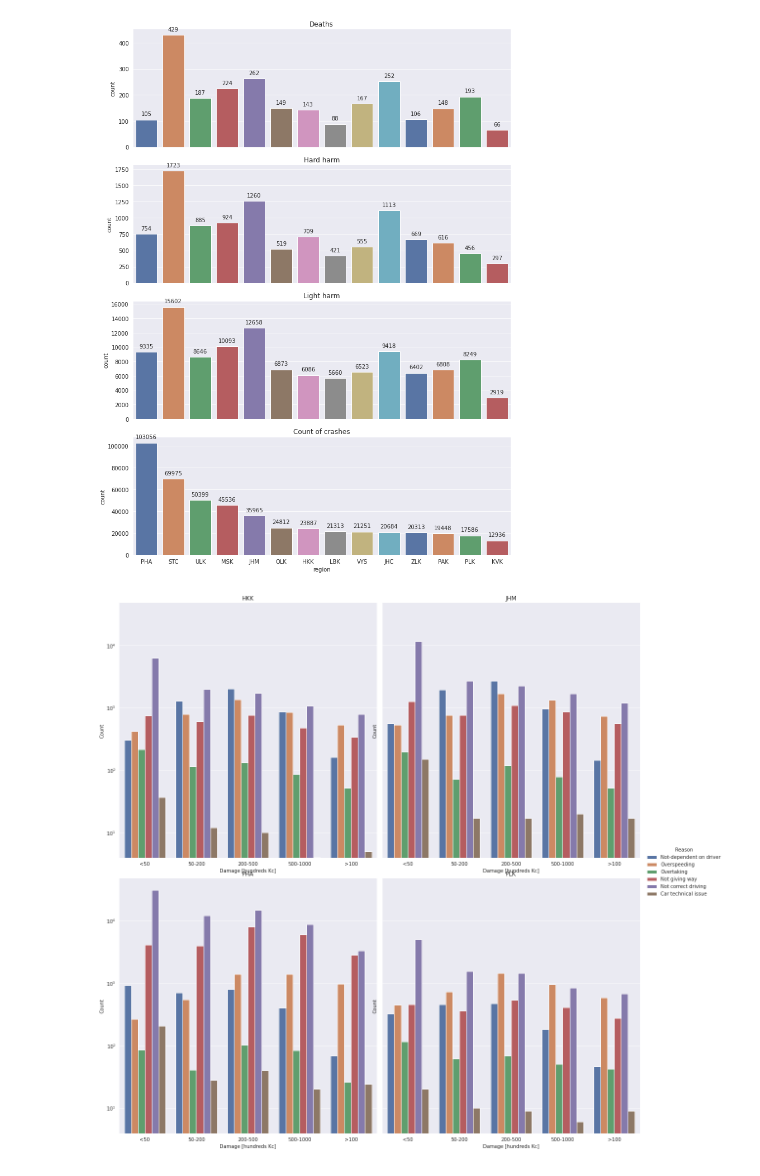
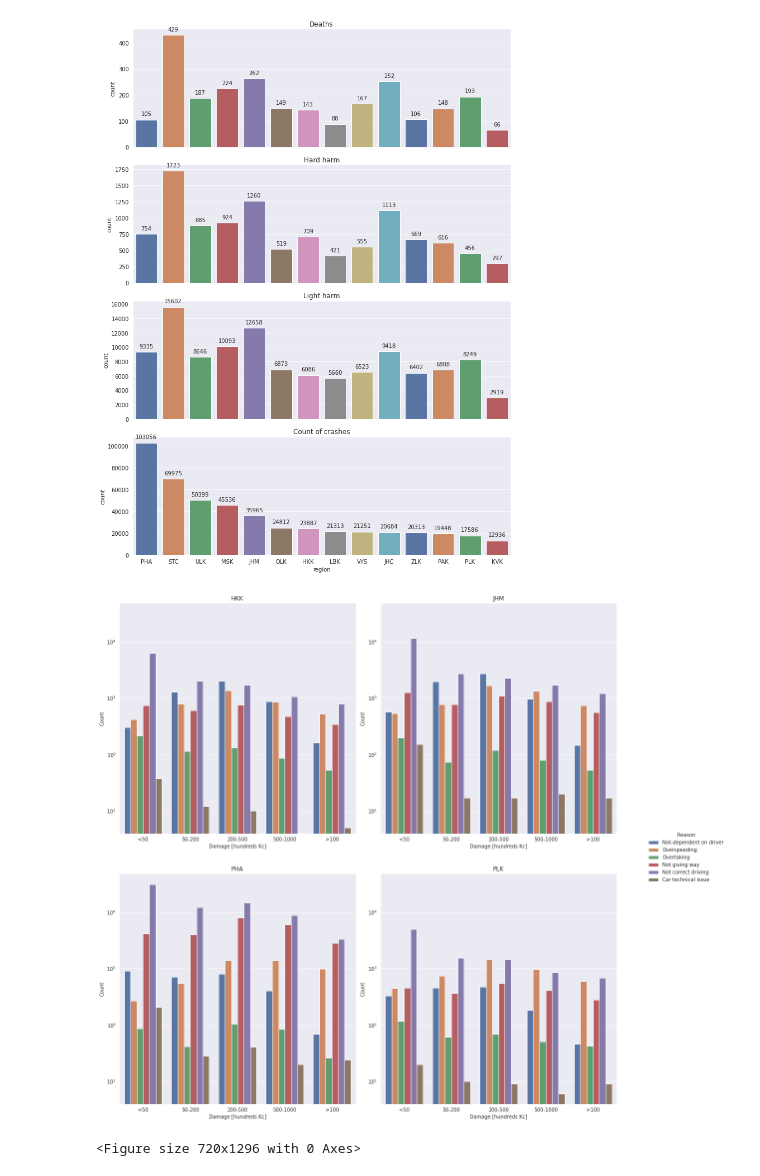
Before and after one commit to x00Pavel/IZV-project, a Jupyter notebook: analises.ipynb, the cells around one changed output. Drawn from its saved outputs; the diff is of its cells as text; code cells hidden in the pictures.

```diff
--- a/analises.ipynb
+++ b/analises.ipynb
@@ -23,7 +19,7 @@ def get_dataframe(filename: str, verbose: bool = False) -> pd.DataFrame:
         print(f"orig_size={getsizeof(df)/1_048_576:.2f} MB")
 
     for col in df.columns:
-        df[col].replace(r'(^\s*$)|-1', np.NAN, inplace=True, regex=True)
+        df[col].replace(r"(^\s*$)", np.NAN, inplace=True, regex=True)
         if col in ["p36", "p37", "weekday(p2a)", "p2b", "p6", "p7", "p8", "p9",
                    "p10", "p11", "p12", "p13a", "p13b", "p13c", "p14", "p15",
                    "p16", "p17", "p18", "p19", "p20", "p21", "p22", "p23", "p24",
@@ -34,8 +30,9 @@ def get_dataframe(filename: str, verbose: bool = False) -> pd.DataFrame:
             df[col] = pd.to_numeric(
                 df[col], downcast='signed')
         elif col == "p2a":
-            df["p2a"] = pd.to_datetime(df["p2a"])
-            df["date"] = df["p2a"].copy()
+            df["p2a"] = df["p2a"].astype("datetime64[M]")
+            df["date"] = df["p2a"].astype("datetime64[M]")
+
         elif col in ["k", "l", "n", "o", "p", "q", "r", "s", "t", "h", "i"]:
             df[col] = df[col].astype('category')
     if verbose:
@@ -108,33 +90,36 @@ def plot_damage(df: pd.DataFrame, fig_location: str = None,
     idx = pd.IntervalIndex.from_tuples([(0,50), (50, 200), (200, 500), (500, 1000), (1000,100_000_000)], closed="left")
     res["range"] = pd.CategoricalIndex(pd.cut(res["p53"], bins=idx)).rename_categories({interval: name for interval, name in zip(idx.values, labels)})
 
     res = res.groupby(["region", "range", "reason"]).agg({"p53":"count"}).reset_index()
     sns.set_style("darkgrid")
 
     fg = sns.FacetGrid(data=res,
                       col='region',
                       col_wrap = 2,
                       sharex=False,
                       sharey=True,
                       height=8,
                       aspect=1,
                       legend_out=True)
     # set plots on grid
     fg.map(sns.barplot, "range", "p53", "reason", palette="deep", )
     fg.set(yscale="log")
     fg.add_legend(title="Reason")
-    fg.tight_layout(pad=5, h_pad=4.5, rect=[1, 1, 1, 1])
-    # plt.figure(figsize=(10,18))
+    fg.tight_layout(pad=5)
+    plt.figure(figsize=(10,18))
     for ax in fg.axes.flatten():
         ax.set_title(ax.get_title().split("= ")[-1])
         ax.set_xlabel("Damage [hundreds Kc]")
         ax.set_ylabel("Count")
+        ax.yaxis.set_tick_params(which='both', labelleft=True)
+
 
     if fig_location is not None:
         plt.savefig(fig_location)
     if show_figure:
         plt.show()
 
 plot_damage(df, "02_priciny.png", True)
 # %% [output]
-[figure, old version]
+[figure, new version]
+<Figure size 720x1296 with 0 Axes>
```
Also changed, not shown: parts of 4 cells of this notebook, 1 other file.
